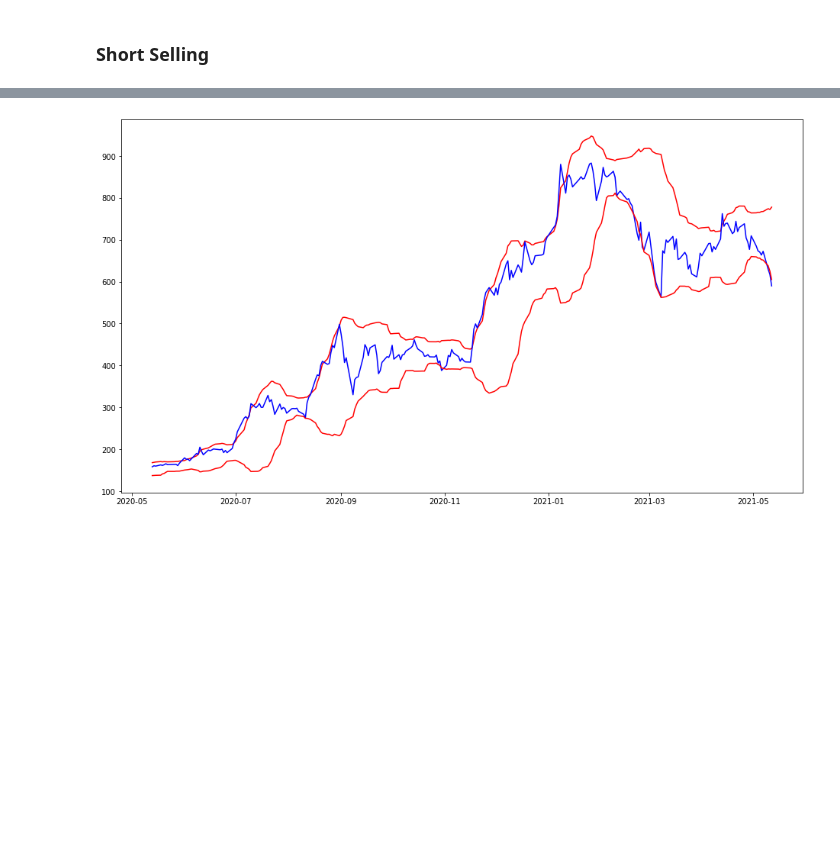
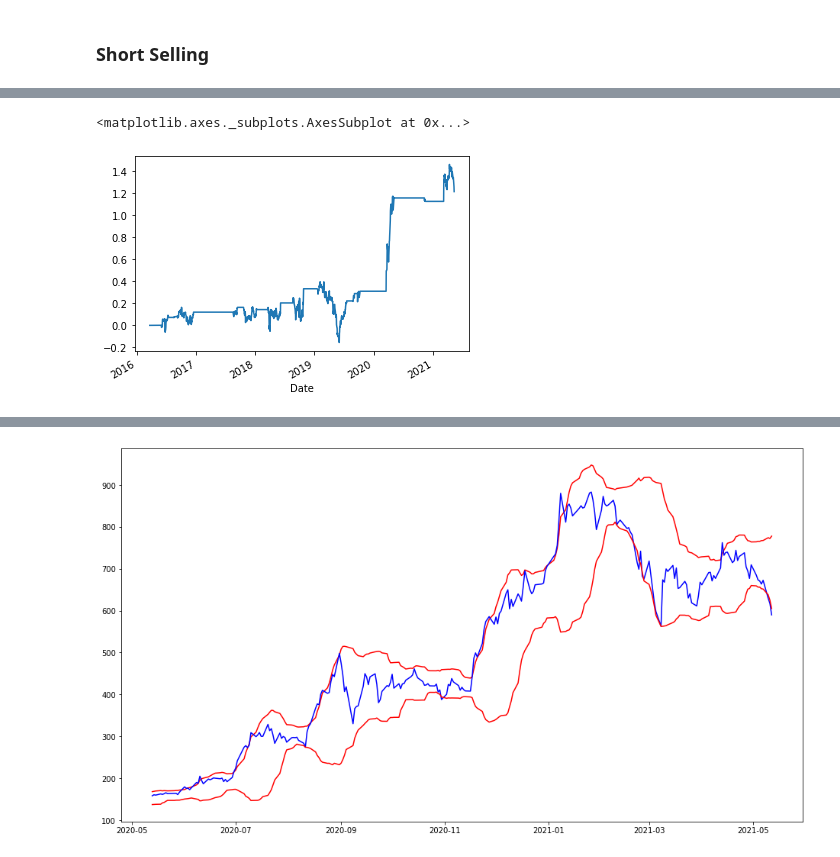
Before and after one commit to luisecastro/stock_ml, a Jupyter notebook: test_utils.ipynb, the cells around one changed output, grey strips where cells are left out. Cells and saved outputs as stored; diff of their text form; code cells hidden in the pictures; blank space fills up the shorter version.

```diff
--- a/test_utils.ipynb
+++ b/test_utils.ipynb
@@ -234,0 +318,5 @@ beta_f: 2.404
+# %%
+new.total.plot()
+# %% [output]
+<matplotlib.axes._subplots.AxesSubplot at 0x...>
+[figure, added]
```
Also changed, not shown: parts of 31 cells of this notebook.
